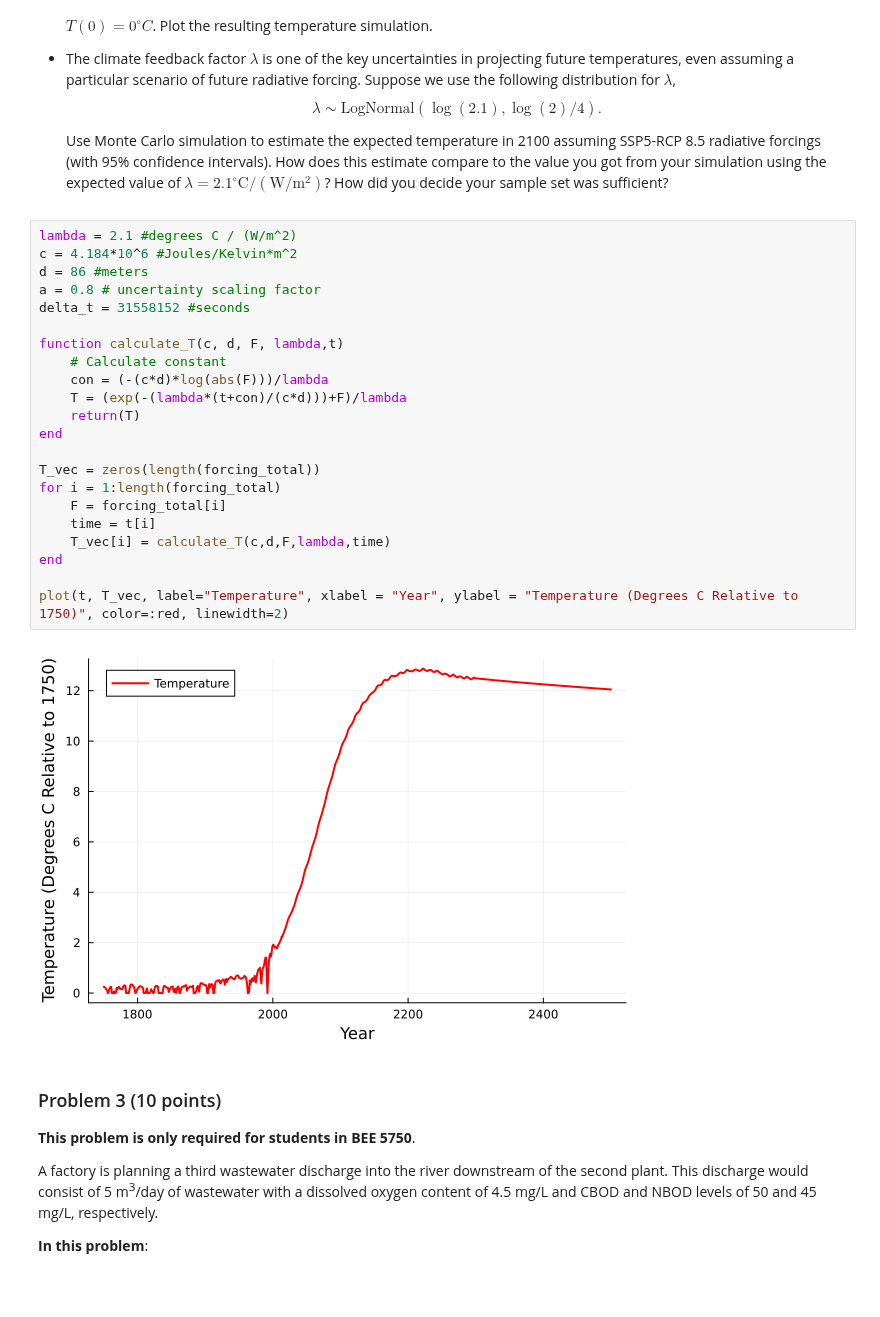
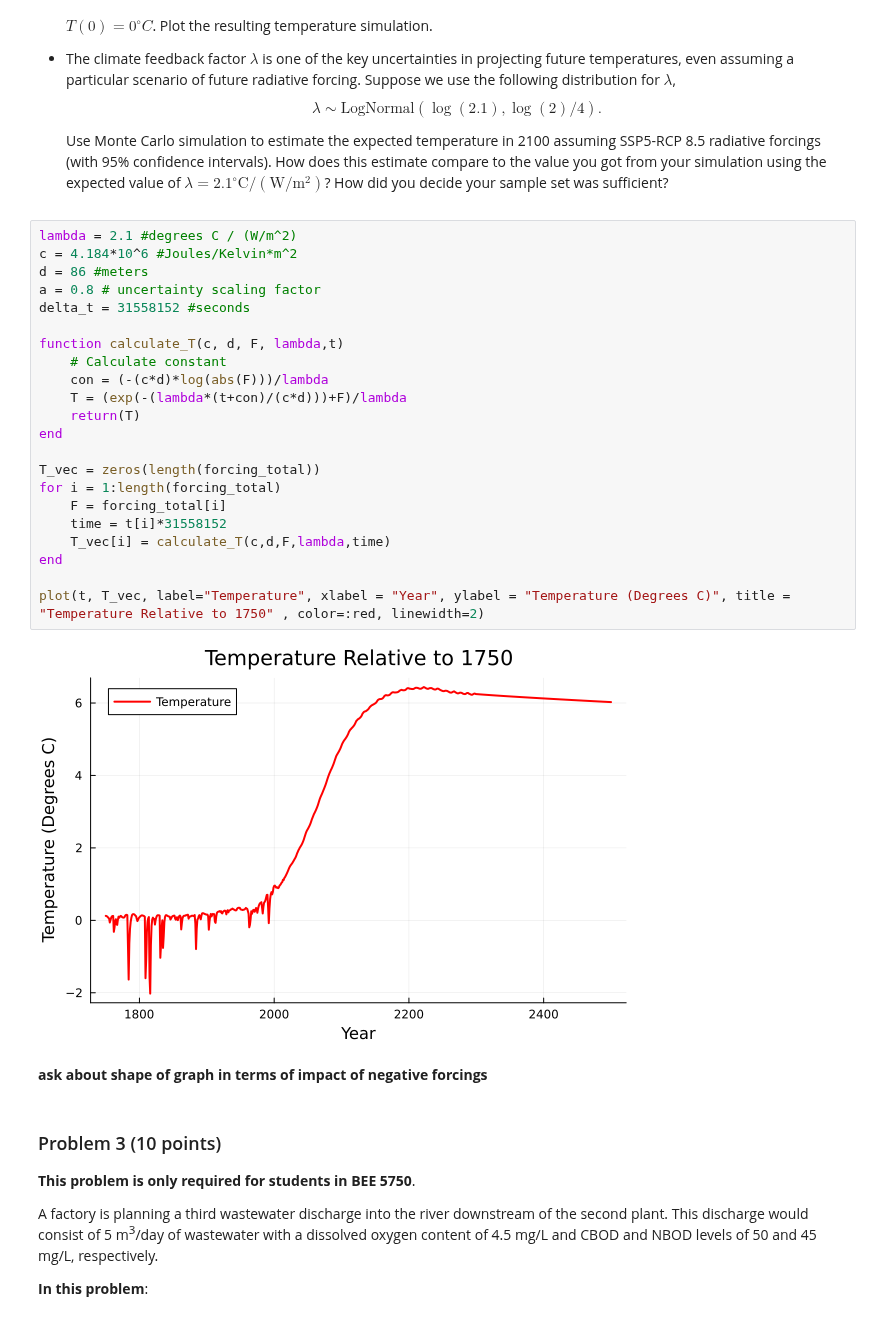
Before and after one commit to BEE4750-FA24/hw3-last-three-braincells, a Jupyter notebook: hw03.ipynb, the cells around one changed output. Drawn from its saved outputs; the diff is of its cells as text; blank space fills up the shorter version.

Commit message:
graph update

```diff
--- a/hw03.ipynb
+++ b/hw03.ipynb
@@ -332,27 +348,29 @@ plot!(p_forcing, t, forcing_non_aerosol, label="Non-Aerosol Forcing", color=:red
 # %%
 lambda = 2.1 #degrees C / (W/m^2)
 c = 4.184*10^6 #Joules/Kelvin*m^2
 d = 86 #meters
 a = 0.8 # uncertainty scaling factor
 delta_t = 31558152 #seconds
 
 function calculate_T(c, d, F, lambda,t)
     # Calculate constant
     con = (-(c*d)*log(abs(F)))/lambda
     T = (exp(-(lambda*(t+con)/(c*d)))+F)/lambda
     return(T)
 end
 
 T_vec = zeros(length(forcing_total))
 for i = 1:length(forcing_total)
     F = forcing_total[i]
-    time = t[i]
+    time = t[i]*31558152
     T_vec[i] = calculate_T(c,d,F,lambda,time)
 end
 
-plot(t, T_vec, label="Temperature", xlabel = "Year", ylabel = "Temperature (Degrees C Relative to 1750)", color=:red, linewidth=2)
+plot(t, T_vec, label="Temperature", xlabel = "Year", ylabel = "Temperature (Degrees C)", title = "Temperature Relative to 1750" , color=:red, linewidth=2)
 # %% [output]
-[figure, old version]
+[figure, new version]
+# %% [markdown]
+**ask about shape of graph in terms of impact of negative forcings**
 # %% [markdown]
 ### Problem 3 (10 points)
 
```
Also changed, not shown: parts of 1 cell of this notebook.
